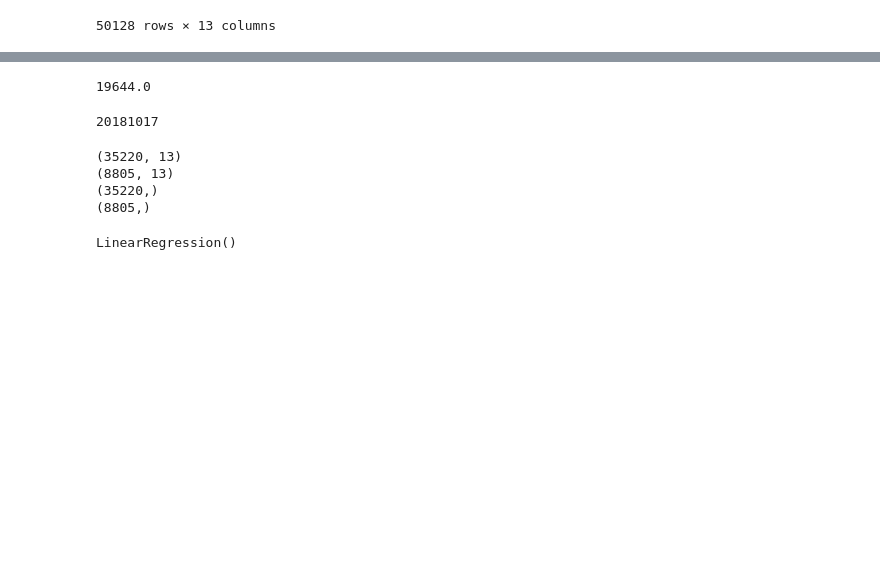
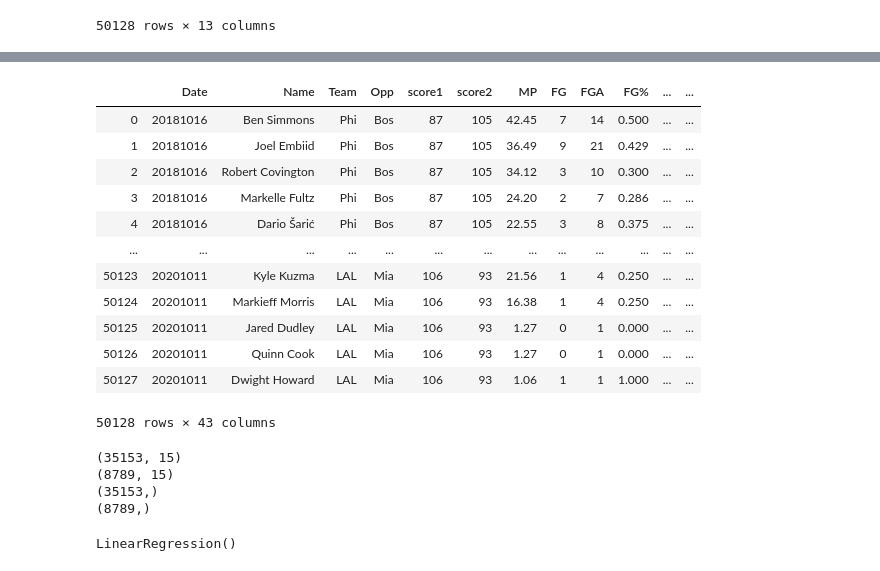
Before and after one commit to deconinckflo/NBA-Fantasy, a Jupyter notebook: Stanford analysis.ipynb, the cells around one changed output, grey strips where cells are left out. Drawn from its saved outputs; the diff is of its cells as text; code cells hidden in the pictures; blank space fills up the shorter version.

Commit message:
Added estimated mp && added opp_fantasy_granted

```diff
--- a/Stanford analysis.ipynb
+++ b/Stanford analysis.ipynb
@@ -363,2 +365,6 @@ df_final
 # %%
-df_stat_predict = df_final[['mean_FG','mean_FGA', 'mean_FT', 'mean_FTA', 'mean_ORB', 'mean_DRB', 'mean_AST','mean_STL', 'mean_BLK', 'mean_TOV', 'mean_PF', 'mean_PTS', 'mean_+-']].apply(lambda row: row*df_final["MP"])
+df_stat_predict = df_final[['mean_FG','mean_FGA', 'mean_FT', 'mean_FTA', 'mean_ORB', 'mean_DRB', 'mean_AST','mean_STL', 'mean_BLK', 'mean_TOV', 'mean_PF', 'mean_PTS', 'mean_+-']].apply(lambda row: row*df_final["Estimated_MP_3"])
+# %%
+df_score1_3_Team = df_final.groupby(["Team","Date"])["score1"].mean()
+# %%
+df["Estimated_score1"] = df_final.apply(lambda rows: df_score1_3_Team[rows["Team"]].rolling(4).apply(lambda rows: rows[:3].mean(), raw=True)[rows["Date"]], axis=1)
@@ -367,14 +388,22 @@ df_final = pd.concat([df,df_stat_predict],axis=1)
 # %%
 df_adv_fantasy = df_final.groupby(["Opp","Date"])["Fantasy"].sum()
 # %%
-df_final["start_date"] = df_final.groupby(["Opp","Date"])["Date"].rolling(11).apply(lambda rows: rows.index.tolist()[0]).reset_index(level=[0,1],drop=True)
+df_final["Opp_Fantasy_Granted"] = df_final.apply(lambda rows: df_adv_fantasy[rows["Opp"]].rolling(11).apply(lambda rows: rows[:window-1].mean(), raw=True)[rows["Date"]], axis=1)
 # %%
-df_final["start_date"][45000]
+df_final
 # %% [output]
+|  | Date | Name | Team | Opp | score1 | score2 | MP | FG | FGA | FG% | ... | ... |
+| 0 | 20181016 | Ben Simmons | Phi | Bos | 87 | 105 | 42.45 | 7 | 14 | 0.500 | ... | ... |
+| 1 | 20181016 | Joel Embiid | Phi | Bos | 87 | 105 | 36.49 | 9 | 21 | 0.429 | ... | ... |
+| 2 | 20181016 | Robert Covington | Phi | Bos | 87 | 105 | 34.12 | 3 | 10 | 0.300 | ... | ... |
+| 3 | 20181016 | Markelle Fultz | Phi | Bos | 87 | 105 | 24.20 | 2 | 7 | 0.286 | ... | ... |
+| 4 | 20181016 | Dario Šarić | Phi | Bos | 87 | 105 | 22.55 | 3 | 8 | 0.375 | ... | ... |
+| ... | ... | ... | ... | ... | ... | ... | ... | ... | ... | ... | ... | ... |
+| 50123 | 20201011 | Kyle Kuzma | LAL | Mia | 106 | 93 | 21.56 | 1 | 4 | 0.250 | ... | ... |
+| 50124 | 20201011 | Markieff Morris | LAL | Mia | 106 | 93 | 16.38 | 1 | 4 | 0.250 | ... | ... |
+| 50125 | 20201011 | Jared Dudley | LAL | Mia | 106 | 93 | 1.27 | 0 | 1 | 0.000 | ... | ... |
+| 50126 | 20201011 | Quinn Cook | LAL | Mia | 106 | 93 | 1.27 | 0 | 1 | 0.000 | ... | ... |
+| 50127 | 20201011 | Dwight Howard | LAL | Mia | 106 | 93 | 1.06 | 1 | 1 | 1.000 | ... | ... |
-19644.0
+50128 rows × 43 columns
-# %%
-df_adv_fantasy.loc['Atl'].index[0]
-# %% [output]
-20181017
 # %%
 df_final = df_final.dropna()
@@ -383,7 +410,7 @@ df_final["diff_score"] = df_final["score1"] - df_final["score2"]
 # %%
 X = df_final[['mean_FG',
        'mean_FGA', 'mean_FT', 'mean_FTA', 'mean_ORB', 'mean_DRB', 'mean_AST',
-       'mean_STL', 'mean_BLK', 'mean_TOV', 'mean_PF', 'mean_PTS', 'mean_+-']]
+       'mean_STL', 'mean_BLK', 'mean_TOV', 'mean_PF', 'mean_PTS', 'mean_+-', 'Opp_Fantasy_Granted', 'Estimated_score1']]
 
 Y = df_final["Fantasy"]
 
@@ -393,10 +420,10 @@ print(X_test.shape)
 print(Y_train.shape)
 print(Y_test.shape)
 # %% [output]
-(35220, 13)
-(8805, 13)
-(35220,)
-(8805,)
+(35153, 15)
+(8789, 15)
+(35153,)
+(8789,)
 # %%
 lmodellineaire = LinearRegression()
 lmodellineaire.fit(X_train, Y_train)
```
Also changed, not shown: parts of 10 cells of this notebook, 1 other file.
